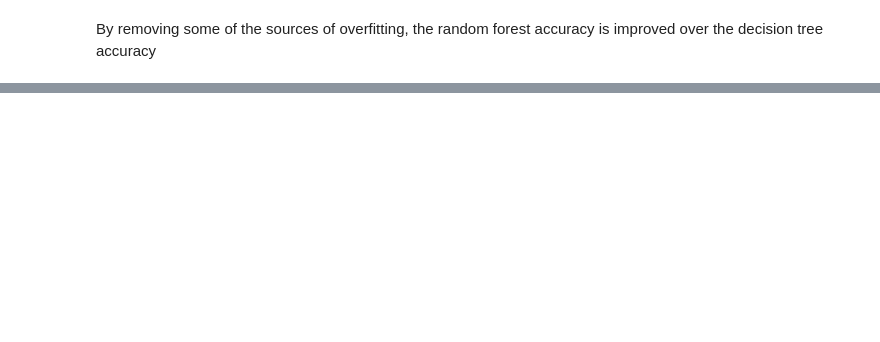
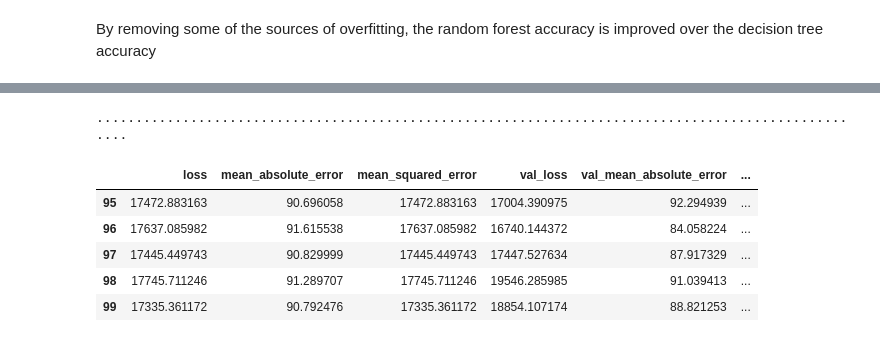
Before and after one commit to ethan-ghoreishi/bike-rental-prediction, a Jupyter notebook: predict_bike_rental.ipynb, the cells around one changed output, grey strips where cells are left out. Cells and saved outputs as stored; diff of their text form; code cells hidden in the pictures; blank space fills up the shorter version.

```diff
--- a/predict_bike_rental.ipynb
+++ b/predict_bike_rental.ipynb
@@ -139,2 +150,16 @@ mean_squared_error(test["cnt"],rf_predictions)
 # %% [markdown]
 By removing some of the sources of overfitting, the random forest accuracy is improved over the decision tree accuracy
+# %%
+def build_model():
+    model = keras.Sequential([
+    layers.Dense(64, activation='relu', input_shape=[len(train[predictors].keys())]),
+    layers.Dense(64, activation='relu'),
+    layers.Dense(1)
+  ])
+
+    optimizer = keras.optimizers.RMSprop(0.001)
+
+    model.compile(loss='mse',
+                optimizer=optimizer,
+                metrics=['mae', 'mse'])
+    return model
@@ -140,0 +198,26 @@ By removing some of the sources of overfitting, the random forest accuracy is im
+# %%
+# Display training progress by printing a single dot for each completed epoch
+class PrintDot(keras.callbacks.Callback):
+    def on_epoch_end(self, epoch, logs):
+        if epoch % 100 == 0: print('')
+        print('.', end='')
+
+EPOCHS = 100
+
+history = model.fit(
+  train[predictors], train["cnt"],
+  epochs=EPOCHS, validation_split = 0.2, verbose=0,
+  callbacks=[PrintDot()])
+# %% [output]
+....................................................................................................
+# %%
+hist = pd.DataFrame(history.history)
+hist['epoch'] = history.epoch
+hist.tail()
+# %% [output]
+|  | loss | mean_absolute_error | mean_squared_error | val_loss | val_mean_absolute_error | ... |
+| 95 | 17472.883163 | 90.696058 | 17472.883163 | 17004.390975 | 92.294939 | ... |
+| 96 | 17637.085982 | 91.615538 | 17637.085982 | 16740.144372 | 84.058224 | ... |
+| 97 | 17445.449743 | 90.829999 | 17445.449743 | 17447.527634 | 87.917329 | ... |
+| 98 | 17745.711246 | 91.289707 | 17745.711246 | 19546.285985 | 91.039413 | ... |
+| 99 | 17335.361172 | 90.792476 | 17335.361172 | 18854.107174 | 88.821253 | ... |
```
Also changed, not shown: parts of 15 cells of this notebook.
